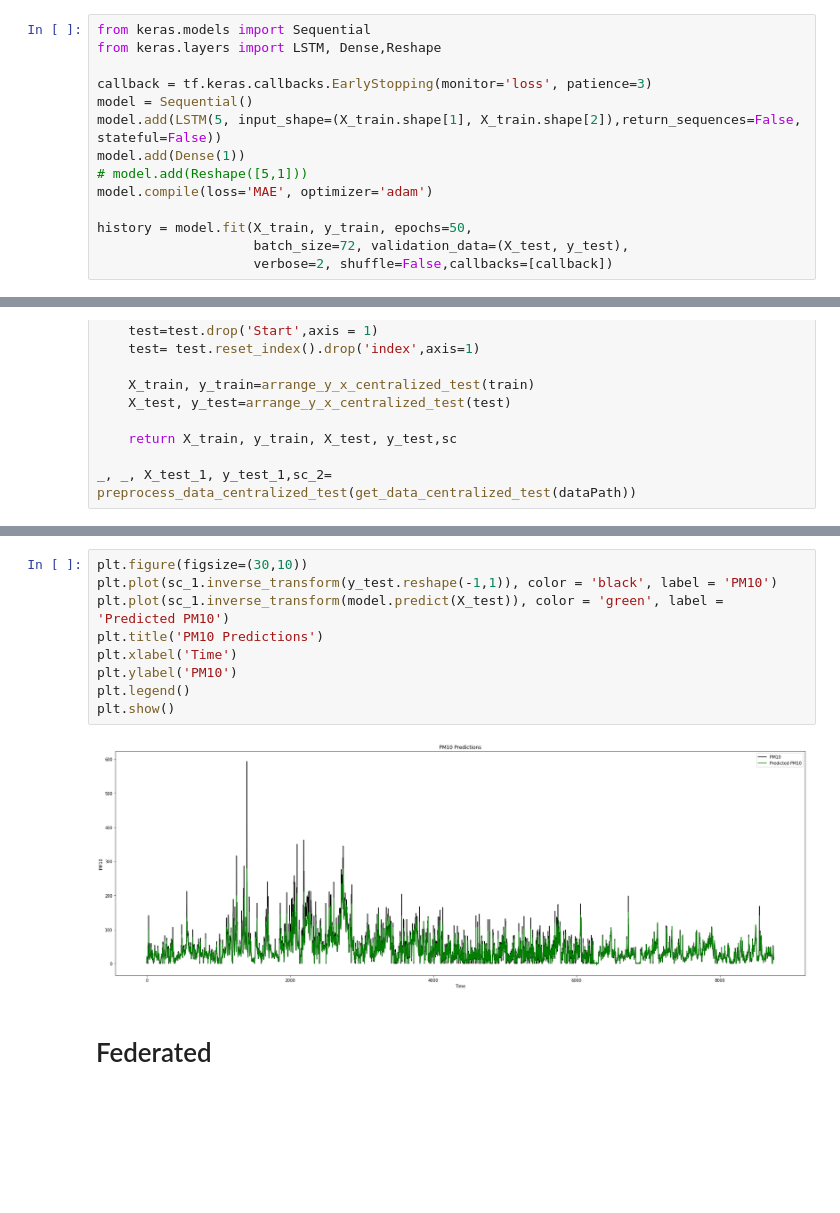
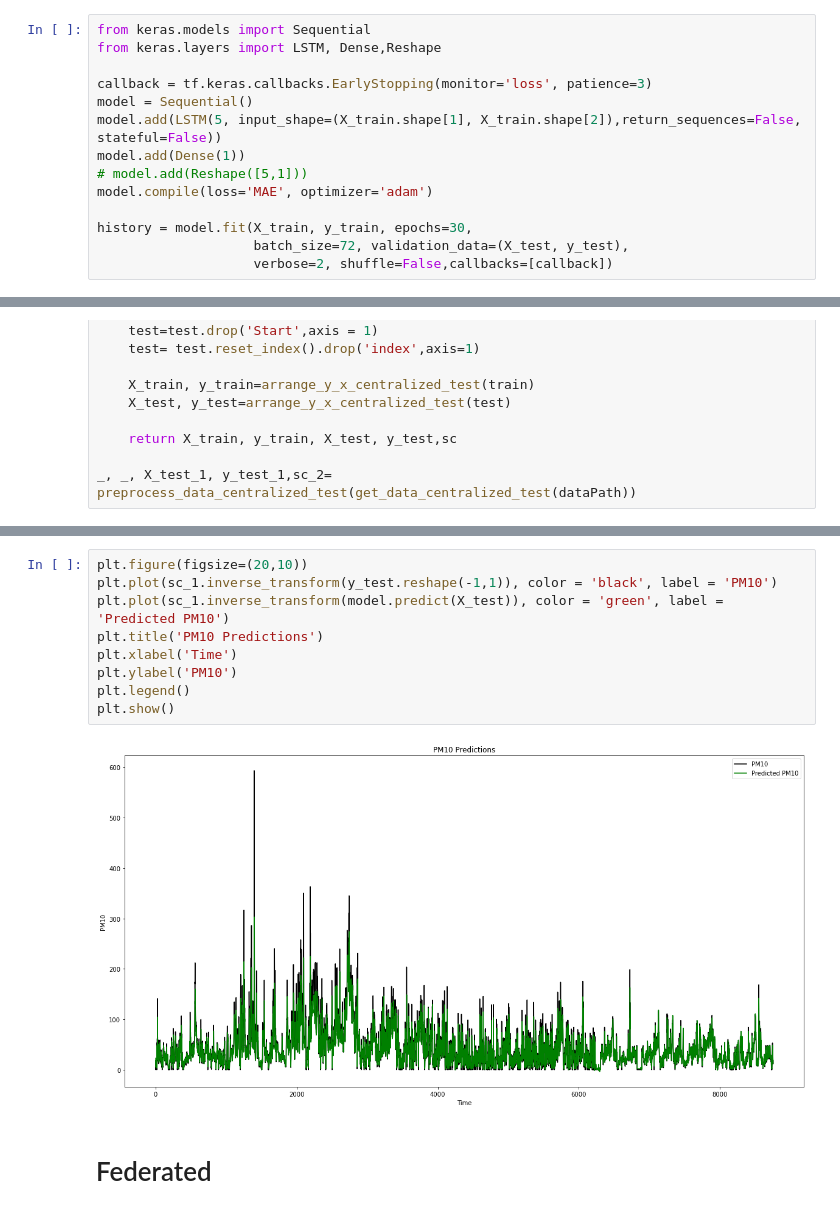
Before and after one commit to jadali17/Air-Quality-Prediction, a Jupyter notebook: centralized-federated.ipynb, the cells around one changed output, grey strips where cells are left out. Drawn from its saved outputs; the diff is of its cells as text; blank space fills up the shorter version.

```diff
--- a/centralized-federated.ipynb
+++ b/centralized-federated.ipynb
@@ -74,7 +74,7 @@ model.add(Dense(1))
 # model.add(Reshape([5,1]))
 model.compile(loss='MAE', optimizer='adam')
 
-history = model.fit(X_train, y_train, epochs=50,
+history = model.fit(X_train, y_train, epochs=30,
                     batch_size=72, validation_data=(X_test, y_test),
                     verbose=2, shuffle=False,callbacks=[callback])
 # %% [output]
@@ -185,14 +175,14 @@ r2_score(sc_1.inverse_transform(y_test.reshape(-1,1)), sc_1.inverse_transform(mo
 # %%
-plt.figure(figsize=(30,10))
+plt.figure(figsize=(20,10))
 plt.plot(sc_1.inverse_transform(y_test.reshape(-1,1)), color = 'black', label = 'PM10')
 plt.plot(sc_1.inverse_transform(model.predict(X_test)), color = 'green', label = 'Predicted PM10')
 plt.title('PM10 Predictions')
 plt.xlabel('Time')
 plt.ylabel('PM10')
 plt.legend()
 plt.show()
 # %% [output]
-[figure, old version]
+[figure, new version]
 # %% [markdown]
 # Federated
 # %%
```
Also changed, not shown: parts of 12 cells of this notebook.
